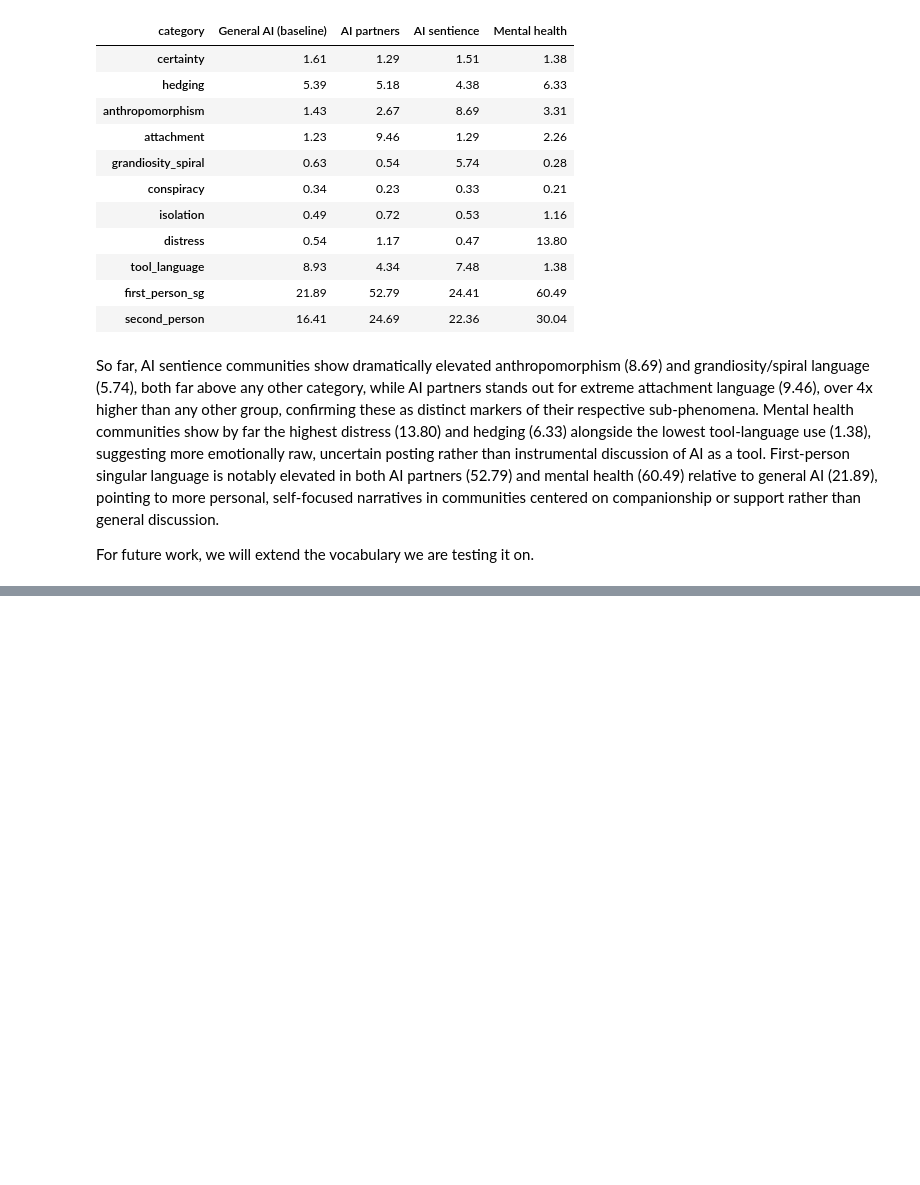
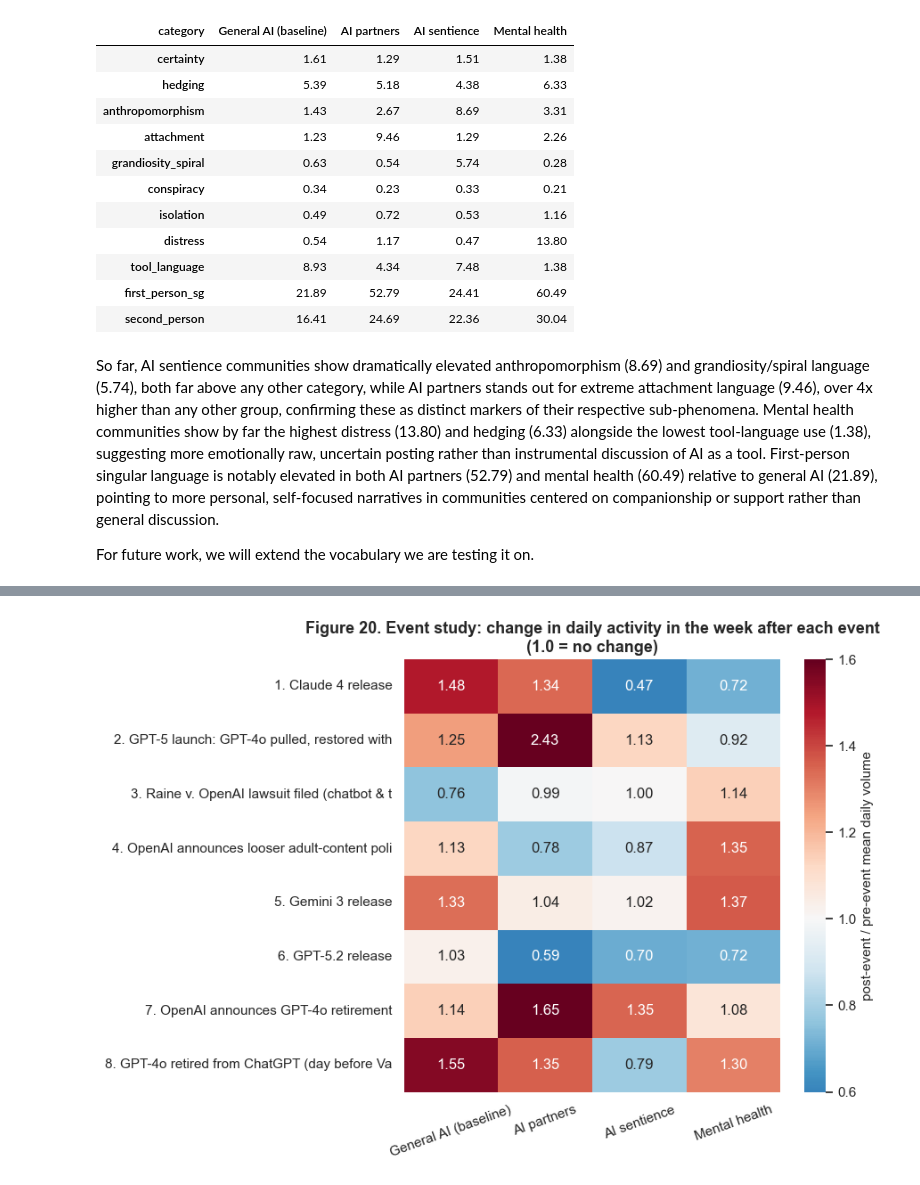
Before and after one commit to luckasonic/project-kendra, a Jupyter notebook: eda.ipynb, the cells around one changed output, grey strips where cells are left out. Saved outputs shown, nothing was run; the diff lists cells and outputs as text; code cells hidden in the pictures; blank space fills up the shorter version.

Commit message:
real-world events analysis

```diff
--- a/eda.ipynb
+++ b/eda.ipynb
@@ -64,6 +64,19 @@ CAT_ORDER = ["general_ai", "ai_partners", "ai_sentience", "mental_health"]
 CAT_LABEL = {"general_ai": "General AI (baseline)", "ai_partners": "AI partners",
              "ai_sentience": "AI sentience", "mental_health": "Mental health"}
 CAT_COL = {"general_ai": "#4C78A8", "ai_partners": "#E3447D", "ai_sentience": "#F2A33A", "mental_health": "#54A24B"}
+
+EVENTS = [
+    ("2025-05-22", "Claude 4 release"),
+    ("2025-08-07", "GPT-5 launch: GPT-4o pulled, restored within days"),
+    ("2025-08-26", "Raine v. OpenAI lawsuit filed (chatbot & teen suicide)"),
+    ("2025-10-14", "OpenAI announces looser adult-content policy"),
+    ("2025-11-18", "Gemini 3 release"),
+    ("2025-12-11", "GPT-5.2 release"),
+    ("2026-01-29", "OpenAI announces GPT-4o retirement"),
+    ("2026-02-13", "GPT-4o retired from ChatGPT (day before Valentine's)"),
+]
+EVENTS = [(pd.Timestamp(d), n) for d, n in EVENTS]
+
 
 def takeaway(*lines):
     display(Markdown("**Key numbers**\n\n" + "\n".join(f"- {l}" for l in lines)))
@@ -911,0 +944,19 @@ For future work, we will extend the vocabulary we are testing it on.
+# %%
+# Figure 20: event study: volume in the 7 days after the event vs. the 28 days before (ratio), per category
+df["date"] = df["ts"].dt.floor("D")
+dsub = df.groupby(["date", "category"], observed=True).size().unstack(fill_value=0).asfreq("D", fill_value=0)
+rows = []
+for i, (d, n) in enumerate(EVENTS, 1):
+    pre = dsub.loc[d - pd.Timedelta(days=28): d - pd.Timedelta(days=1)].mean()
+    post = dsub.loc[d: d + pd.Timedelta(days=6)].mean()
+    if pre.isna().any() or len(dsub.loc[d - pd.Timedelta(days=28): d - pd.Timedelta(days=1)]) < 14: continue
+    rows.append(pd.Series((post / pre).values, index=dsub.columns, name=f"{i}. {n[:42]}"))
+ES = pd.DataFrame(rows)[[c for c in CAT_ORDER if c in dsub.columns]]
+fig, ax = plt.subplots(figsize=(9, 0.55 * len(ES) + 2))
+sns.heatmap(ES.rename(columns=CAT_LABEL), annot=True, fmt=".2f", cmap="RdBu_r", center=1, vmin=0.6, vmax=1.6, ax=ax,
+            cbar_kws={"label": "post-event / pre-event mean daily volume"})
+ax.set_ylabel(""); ax.set_xlabel("")
+ax.set_title("Figure 20. Event study: change in daily activity in the week after each event\n(1.0 = no change)")
+plt.xticks(rotation=20); plt.tight_layout(); plt.show()
+# %% [output]
+[figure, added]
```
Also changed, not shown: parts of 10 cells of this notebook.
